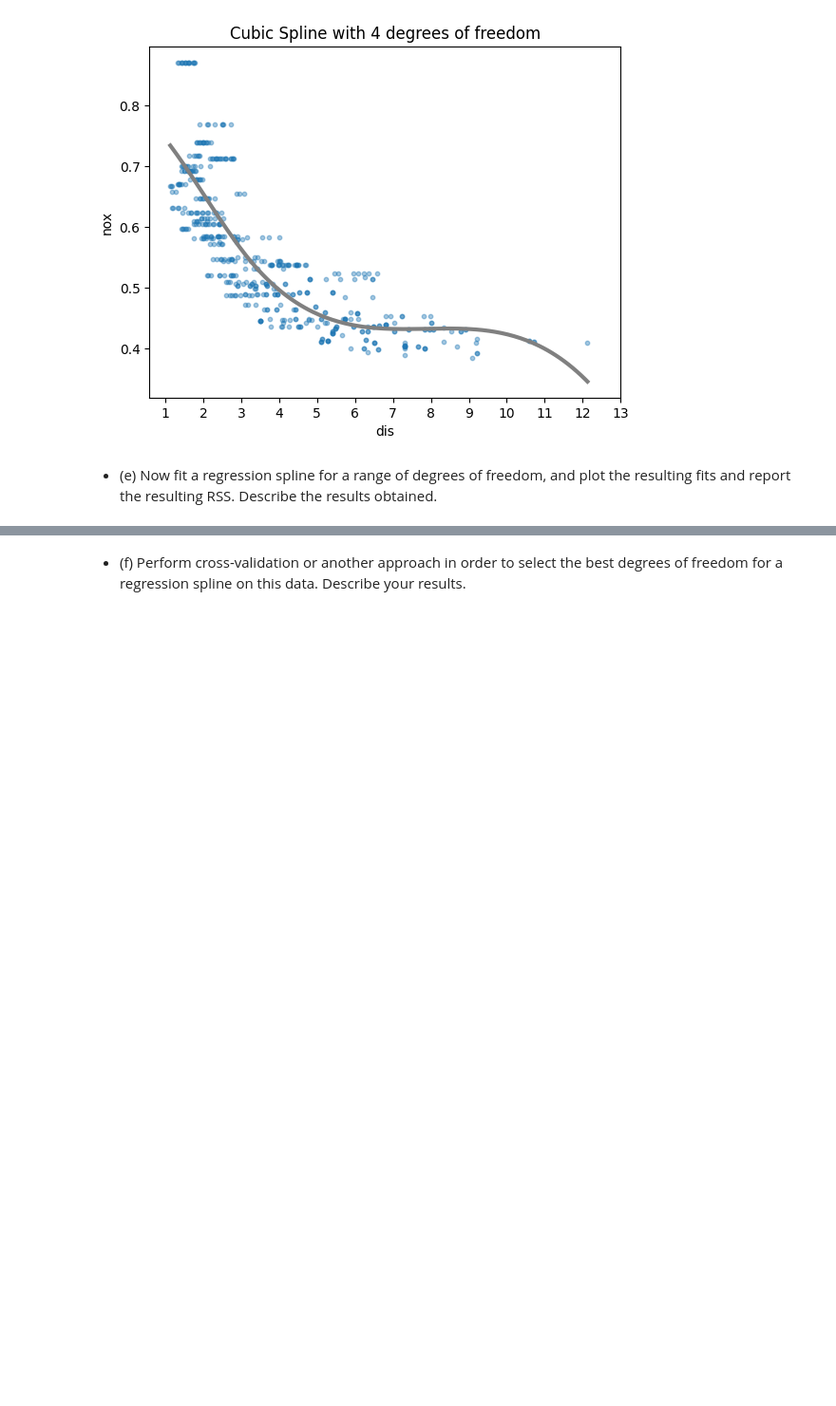
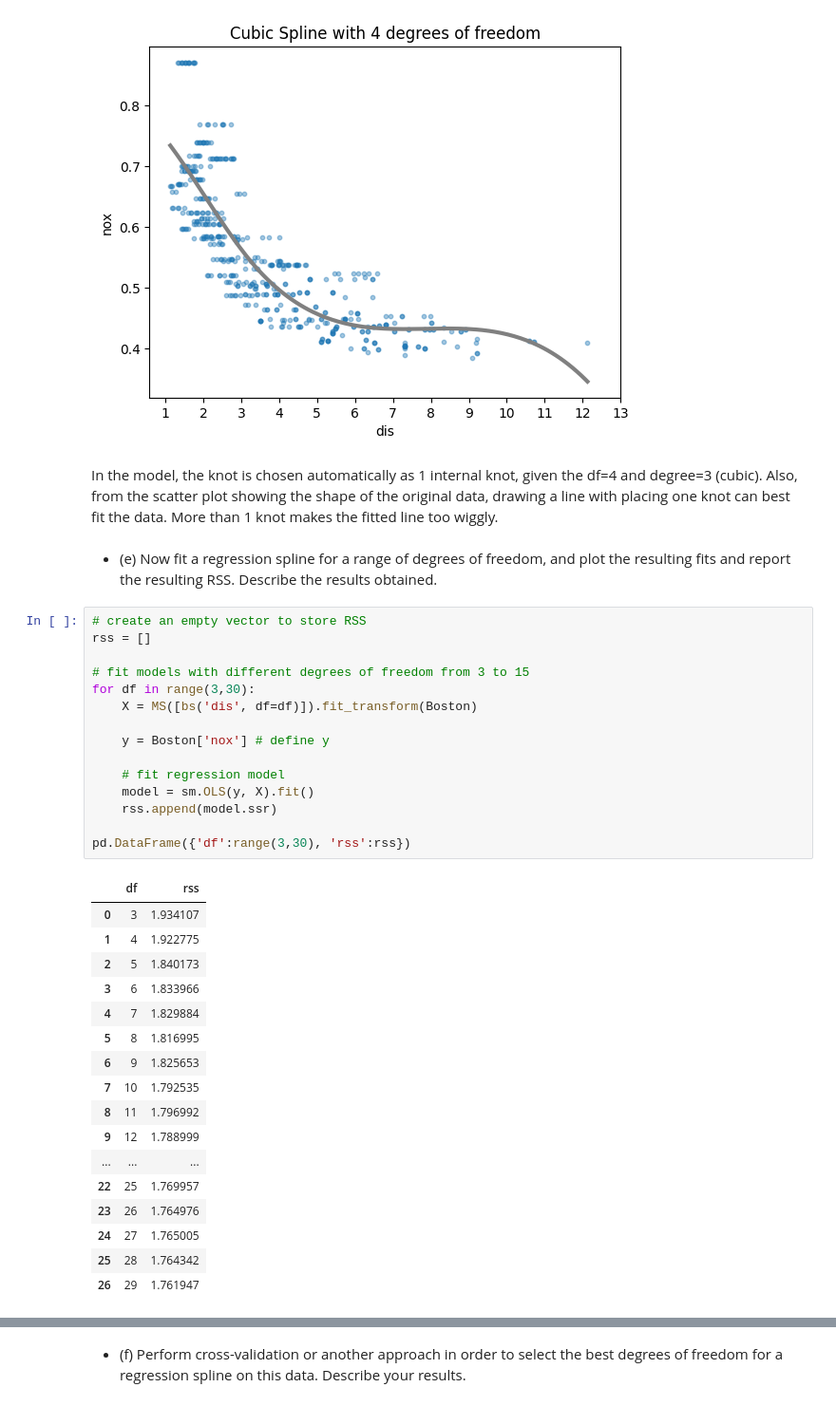
Before and after one commit to mw1296/DSAN5300, a Jupyter notebook: homeworks/HW-3/HW-3.ipynb, the cells around one changed output, grey strips where cells are left out. Shown at 95% size. Drawn from its saved outputs; the diff is of its cells as text; blank space fills up the shorter version.

```diff
--- a/homeworks/HW-3/HW-3.ipynb
+++ b/homeworks/HW-3/HW-3.ipynb
@@ -1297,5 +1297,40 @@ plt.xticks(np.arange(np.floor(Boston['dis'].min()), np.ceil(Boston['dis'].max())
 plt.show()
 # %% [output]
 [figure]
+# %% [markdown]
+In the model, the knot is chosen automatically as 1 internal knot, given the df=4 and degree=3 (cubic). Also, from the scatter plot showing the shape of the original data, drawing a line with placing one knot can best fit the data. More than 1 knot makes the fitted line too wiggly.
 # %% [markdown]
 * (e) Now fit a regression spline for a range of degrees of freedom, and plot the resulting fits and report the resulting RSS. Describe the results obtained.
+# %%
+# create an empty vector to store RSS
+rss = []
+
+# fit models with different degrees of freedom from 3 to 15
+for df in range(3,30):
+    X = MS([bs('dis', df=df)]).fit_transform(Boston)
+
+    y = Boston['nox'] # define y
+
+    # fit regression model
+    model = sm.OLS(y, X).fit()
+    rss.append(model.ssr)
+
+pd.DataFrame({'df':range(3,30), 'rss':rss})
+# %% [output]
+|  | df | rss |
+| 0 | 3 | 1.934107 |
+| 1 | 4 | 1.922775 |
+| 2 | 5 | 1.840173 |
+| 3 | 6 | 1.833966 |
+| 4 | 7 | 1.829884 |
+| 5 | 8 | 1.816995 |
+| 6 | 9 | 1.825653 |
+| 7 | 10 | 1.792535 |
+| 8 | 11 | 1.796992 |
+| 9 | 12 | 1.788999 |
+| ... | ... | ... |
+| 22 | 25 | 1.769957 |
+| 23 | 26 | 1.764976 |
+| 24 | 27 | 1.765005 |
+| 25 | 28 | 1.764342 |
+| 26 | 29 | 1.761947 |
```
Also changed, not shown: parts of 5 cells of this notebook.
